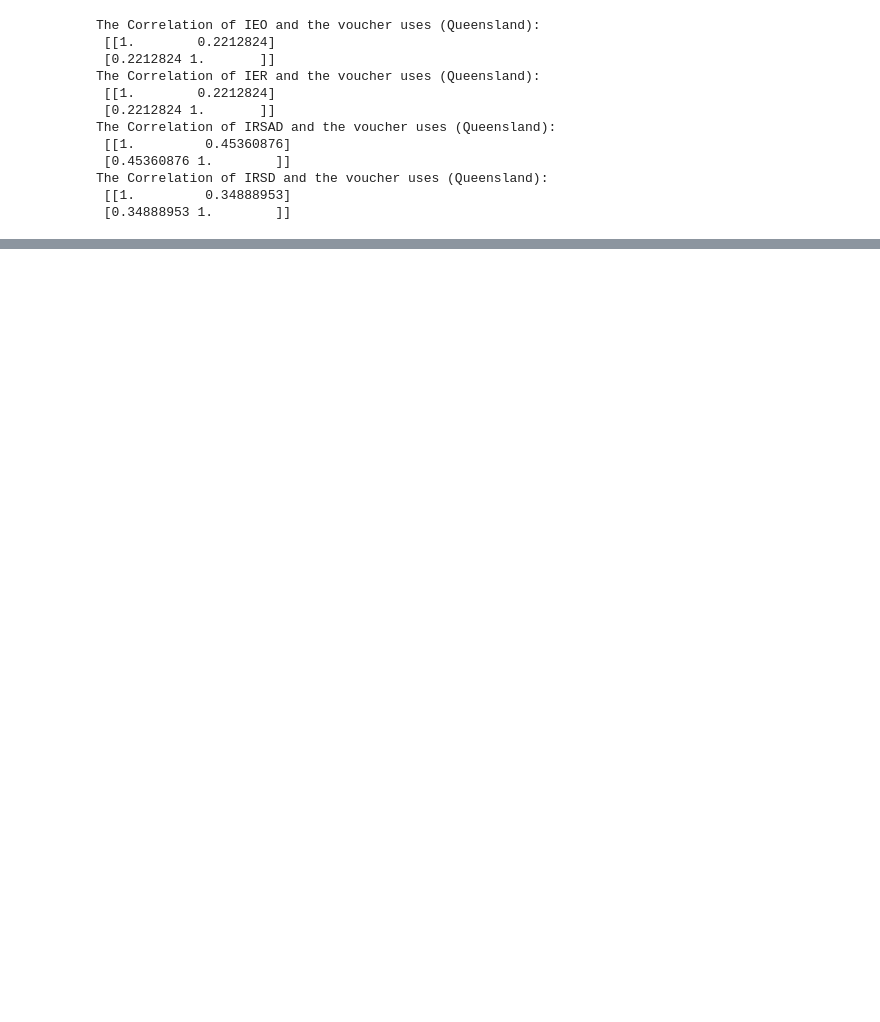
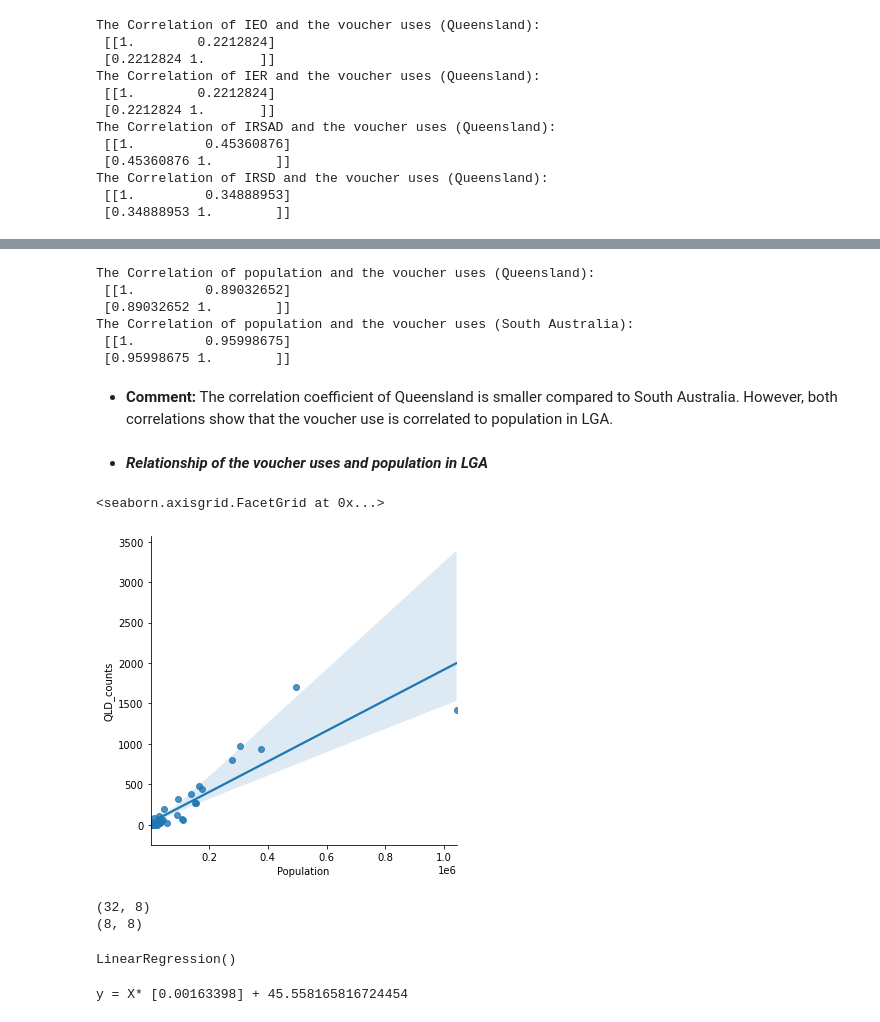
Before and after one commit to xuyenlinhHuynh/data-science-portfolio-xuyenlinhHuynh, a Jupyter notebook: Portfolio 2.ipynb, the cells around one changed output, grey strips where cells are left out. Drawn from its saved outputs; the diff is of its cells as text; code cells hidden in the pictures; blank space fills up the shorter version.

```diff
--- a/Portfolio 2.ipynb
+++ b/Portfolio 2.ipynb
@@ -1186,0 +1218,29 @@ The Correlation of IRSD and the voucher uses (Queensland):
+# %%
+qld_pop_vouchers = np.corrcoef(qld_seifa_lga.QLD_counts, qld_seifa_lga.Population)
+print("The Correlation of population and the voucher uses (Queensland):\n", qld_pop_vouchers)
+print("The Correlation of population and the voucher uses (South Australia):\n", pop_vouchers)
+# %% [output]
+The Correlation of population and the voucher uses (Queensland):
+ [[1.         0.89032652]
+ [0.89032652 1.        ]]
+The Correlation of population and the voucher uses (South Australia):
+ [[1.         0.95998675]
+ [0.95998675 1.        ]]
+# %% [markdown]
+* **Comment:** The correlation coefficient of Queensland is smaller compared to South Australia. However, both correlations show that the voucher use is correlated to population in LGA.
+# %% [markdown]
+* ***Relationship of the voucher uses and population in LGA***
+# %%
+# Plotting the relationship of this two variables
+sns.lmplot(x='Population', y='QLD_counts', data= qld_seifa_lga)
+# %% [output]
+<seaborn.axisgrid.FacetGrid at 0x...>
+[figure, added]
+# %%
+# split into train and test
+qld_train, qld_test= train_test_split(qld_seifa_lga, test_size=0.2, random_state=142)
+print(qld_train.shape)
+print(qld_test.shape)
+# %% [output]
+(32, 8)
+(8, 8)
@@ -1186,0 +1253,11 @@ The Correlation of IRSD and the voucher uses (Queensland):
+# %%
+# fitting model
+qld_reg = linear_model.LinearRegression()
+qld_reg.fit(qld_X_train, qld_y_train)
+# %% [output]
+LinearRegression()
+# %%
+# linear formula
+print("y = X*", qld_reg.coef_, "+", qld_reg.intercept_)
+# %% [output]
+y = X* [0.00163398] + 45.558165816724454
```
Also changed, not shown: parts of 16 cells of this notebook.
